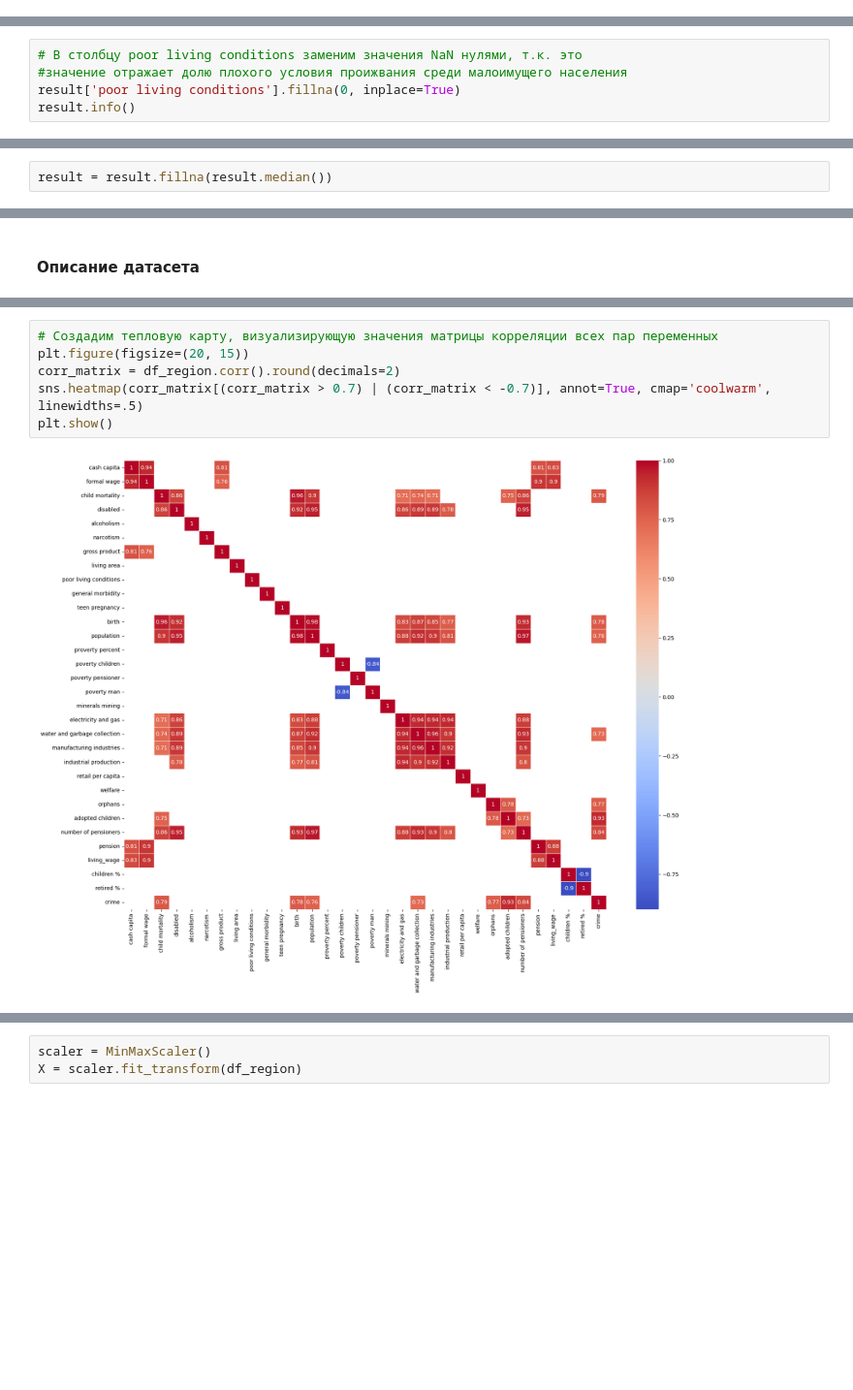
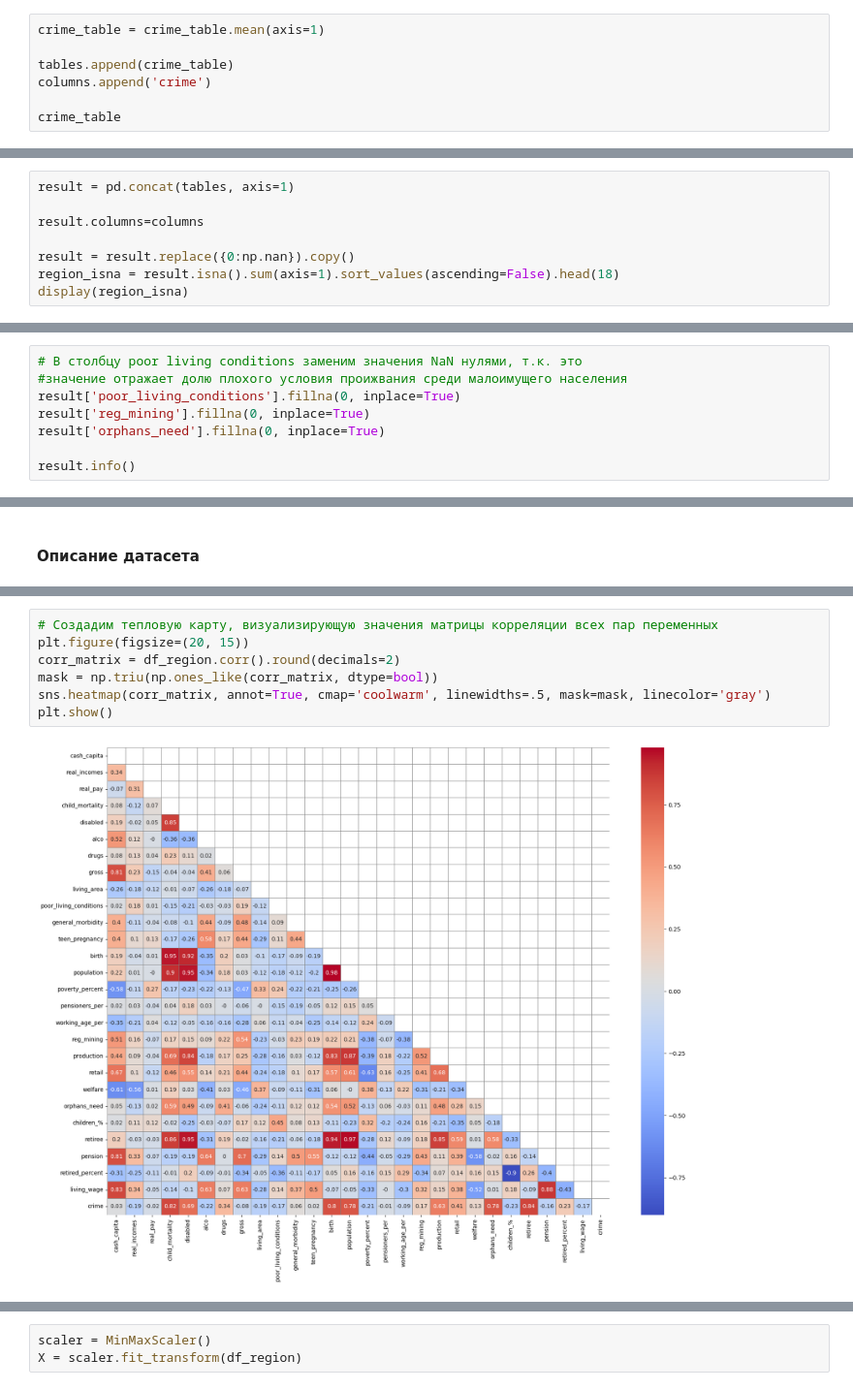
Before and after one commit to banzarkhan/ngo-clasterization, a Jupyter notebook: ngo-clasterization.ipynb, the cells around one changed output, grey strips where cells are left out. Shown at 97% size. Saved outputs shown, nothing was run; the diff lists cells and outputs as text; blank space fills up the shorter version.

```diff
--- a/ngo-clasterization.ipynb
+++ b/ngo-clasterization.ipynb
@@ -1309,0 +1331,7 @@ crime_table
+# %%
+crime_table = crime_table.mean(axis=1)
+
+tables.append(crime_table)
+columns.append('crime')
+
+crime_table
@@ -1415,0 +1354,8 @@ dtype: int64
+# %%
+result = pd.concat(tables, axis=1)
+
+result.columns=columns
+
+result = result.replace({0:np.nan}).copy()
+region_isna = result.isna().sum(axis=1).sort_values(ascending=False).head(18)
+display(region_isna)
@@ -1418,7 +1385,10 @@ dtype: int64
 # %%
 # В столбцу poor living conditions заменим значения NaN нулями, т.к. это
 #значение отражает долю плохого условия проижвания среди малоимущего населения
-result['poor living conditions'].fillna(0, inplace=True)
+result['poor_living_conditions'].fillna(0, inplace=True)
+result['reg_mining'].fillna(0, inplace=True)
+result['orphans_need'].fillna(0, inplace=True)
+
 result.info()
 # %% [output]
 <class 'pandas.core.frame.DataFrame'>
@@ -1443,5 +1411,3 @@ memory usage: 21.9+ KB
-# %%
-result = result.fillna(result.median())
 # %% [markdown]
 Сохраним датафрейм
 # %%
@@ -1628,8 +1617,9 @@ plt.xticks(rotation = 90)
 # %%
 # Создадим тепловую карту, визуализирующую значения матрицы корреляции всех пар переменных
 plt.figure(figsize=(20, 15))
 corr_matrix = df_region.corr().round(decimals=2)
-sns.heatmap(corr_matrix[(corr_matrix > 0.7) | (corr_matrix < -0.7)], annot=True, cmap='coolwarm', linewidths=.5)
+mask = np.triu(np.ones_like(corr_matrix, dtype=bool))
+sns.heatmap(corr_matrix, annot=True, cmap='coolwarm', linewidths=.5, mask=mask, linecolor='gray')
 plt.show()
 # %% [output]
-[figure, old version]
+[figure, new version]
```
Also changed, not shown: parts of 87 cells of this notebook.
